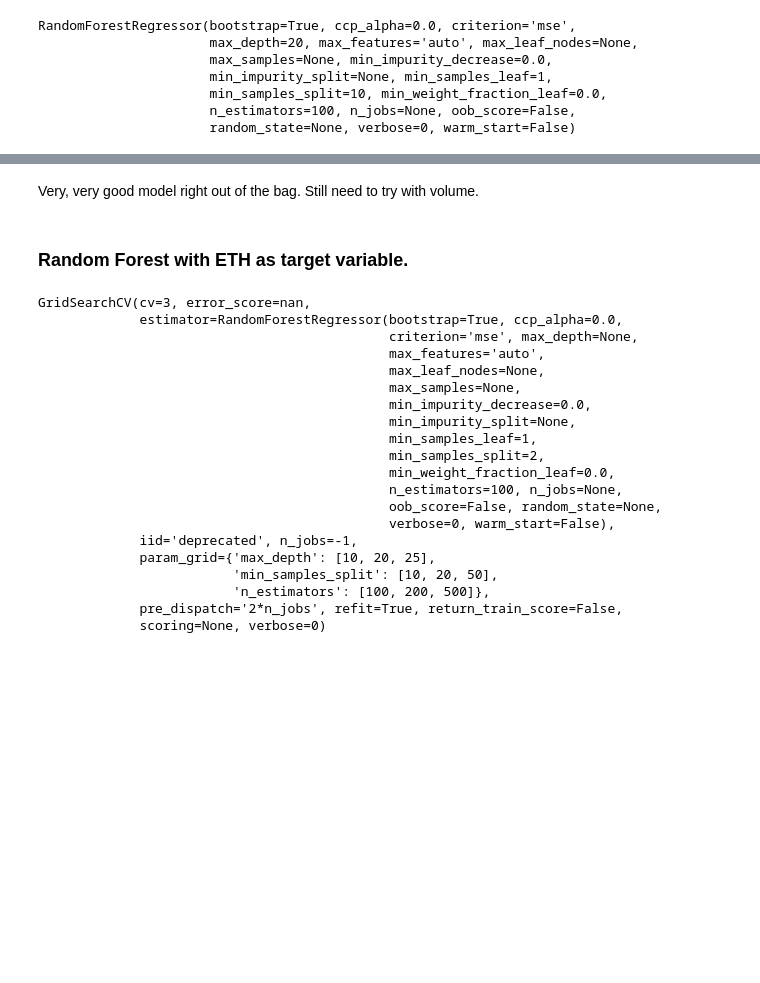
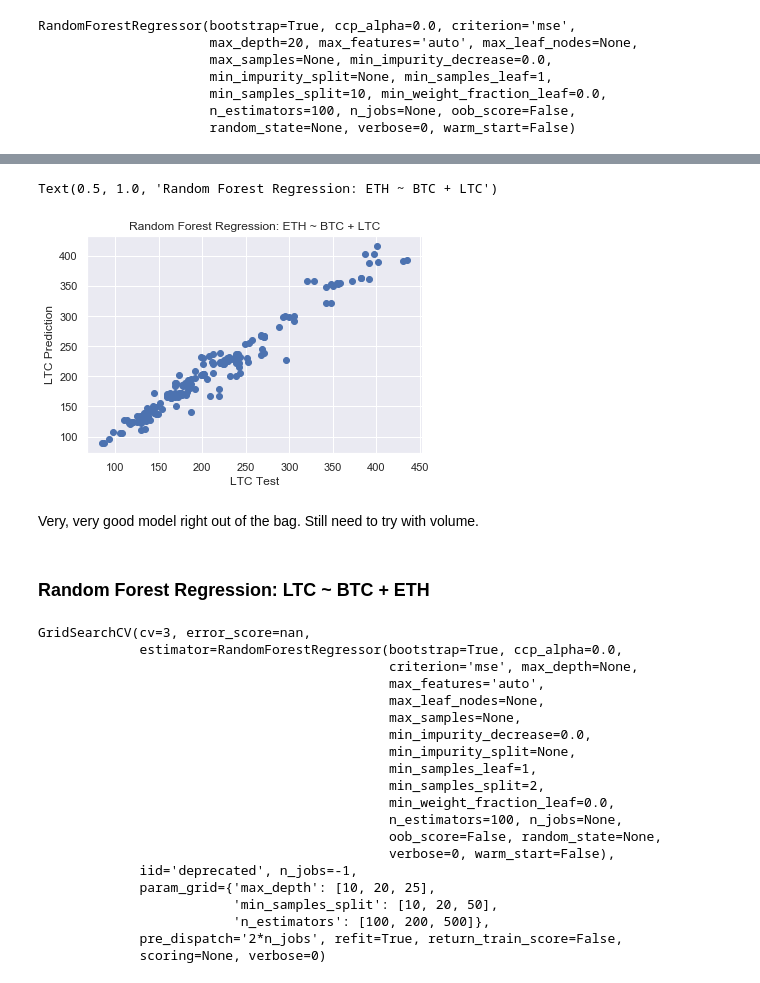
Before and after one commit to hank-butler/Third-Capstone, a Jupyter notebook: Third_Capstone_Modeling.ipynb, the cells around one changed output, grey strips where cells are left out. Drawn from its saved outputs; the diff is of its cells as text; code cells hidden in the pictures; blank space fills up the shorter version.

```diff
--- a/Third_Capstone_Modeling.ipynb
+++ b/Third_Capstone_Modeling.ipynb
@@ -694,7 +714,19 @@ rand_for.score(X_test, y_test)
+# %%
+y_pred = rand_for.predict(X_test)
+# %%
+y_pred = pd.Series(y_pred)
+# %%
+plt.scatter(y_test, y_pred)
+plt.xlabel("LTC Test")
+plt.ylabel("LTC Prediction")
+plt.title("Random Forest Regression: ETH ~ BTC + LTC")
+# %% [output]
+Text(0.5, 1.0, 'Random Forest Regression: ETH ~ BTC + LTC')
+[figure, added]
 # %% [markdown]
 Very, very good model right out of the bag. Still need to try with volume.
 # %% [markdown]
-### Random Forest with ETH as target variable.
+### Random Forest Regression: LTC ~ BTC + ETH
 # %%
 rf = RandomForestRegressor()
 # %%
```
Also changed, not shown: parts of 87 cells of this notebook.
